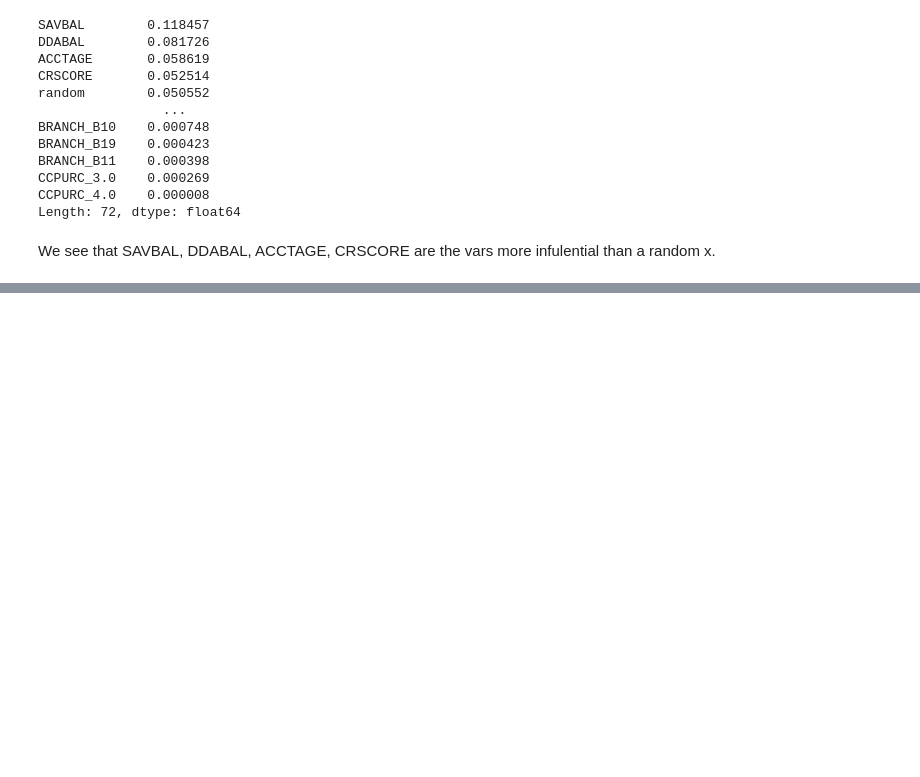
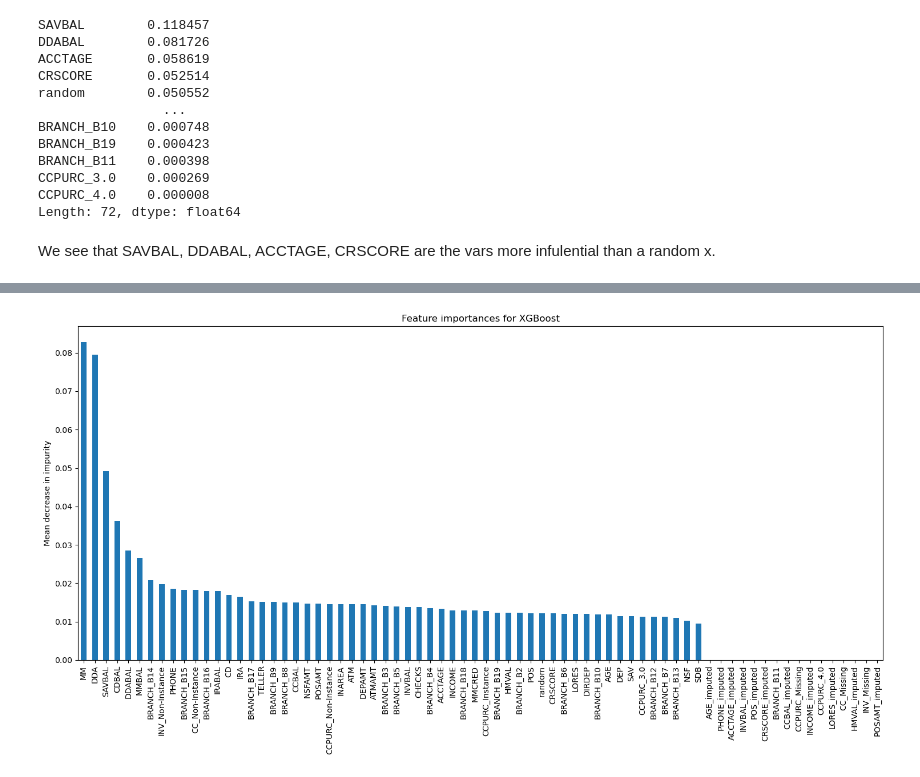
Before and after one commit to SterlingHayden/Machine-Learning-IAA, a Jupyter notebook: HW/HW-02/HW-02.ipynb, the cells around one changed output, grey strips where cells are left out. Drawn from its saved outputs; the diff is of its cells as text; code cells hidden in the pictures; blank space fills up the shorter version.

```diff
--- a/HW/HW-02/HW-02.ipynb
+++ b/HW/HW-02/HW-02.ipynb
@@ -216,0 +248,16 @@ KeyboardInterrupt:
+# %%
+xgb_clf = xgb.XGBClassifier(random_state = 88)
+
+# RandomsearchCV Parameters
+param_grid = {
+    'n_estimators': [int(x) for x in np.linspace(start = 10, stop = 2000, num = 200)],
+    'eta': [0.1, 0.15, 0.2, 0.25, 0.3],
+    'max_depth': [1, 2, 3, 4, 5, 6, 7, 8, 9, 10],
+    'subsample': [0.25, 0.5, 0.75, 1]
+}
+# %%
+xgb_rs = RandomizedSearchCV(estimator = xgb_clf, param_distributions = param_grid, n_iter = 100, cv = 5,
+                            verbose = 1, random_state=88)
+
+# Fit the random search model
+xgb_rs.fit(X_train, y_train)
@@ -216,0 +290,4 @@ KeyboardInterrupt:
+# %%
+#Fit model with the random variable using best parameters from above RandomGridSearch
+tune_xbg_cls = xgb.XGBClassifier(n_estimators = 210, subsample = 0.5, eta = 0.1, max_depth = 4, random_state = 88)
+tune_xbg_cls.fit(X_train_r,y_train)
@@ -216,0 +306,13 @@ KeyboardInterrupt:
+# %%
+#grab the most important feature
+xgb_importances = pd.Series(tune_xbg_cls.feature_importances_, index = tune_xbg_cls.feature_names_in_).sort_values(ascending=False)
+
+#plot the most important features
+fig, ax = plt.subplots(figsize=(15, 8))
+xgb_importances.plot.bar(ax=ax)
+ax.set_title("Feature importances for XGBoost")
+ax.set_ylabel("Mean decrease in impurity")
+fig.tight_layout()
+plt.show()
+# %% [output]
+[figure, added]
```
Also changed, not shown: parts of 19 cells of this notebook.
